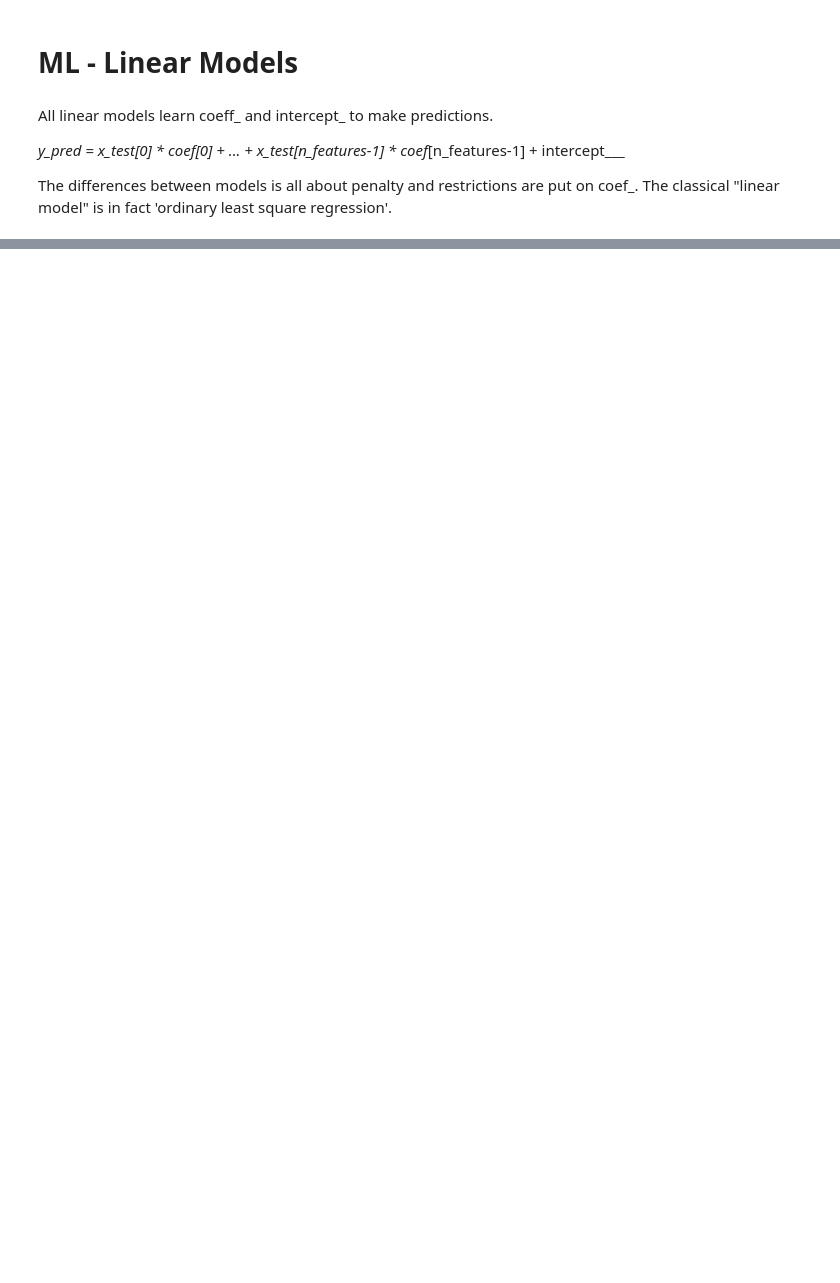
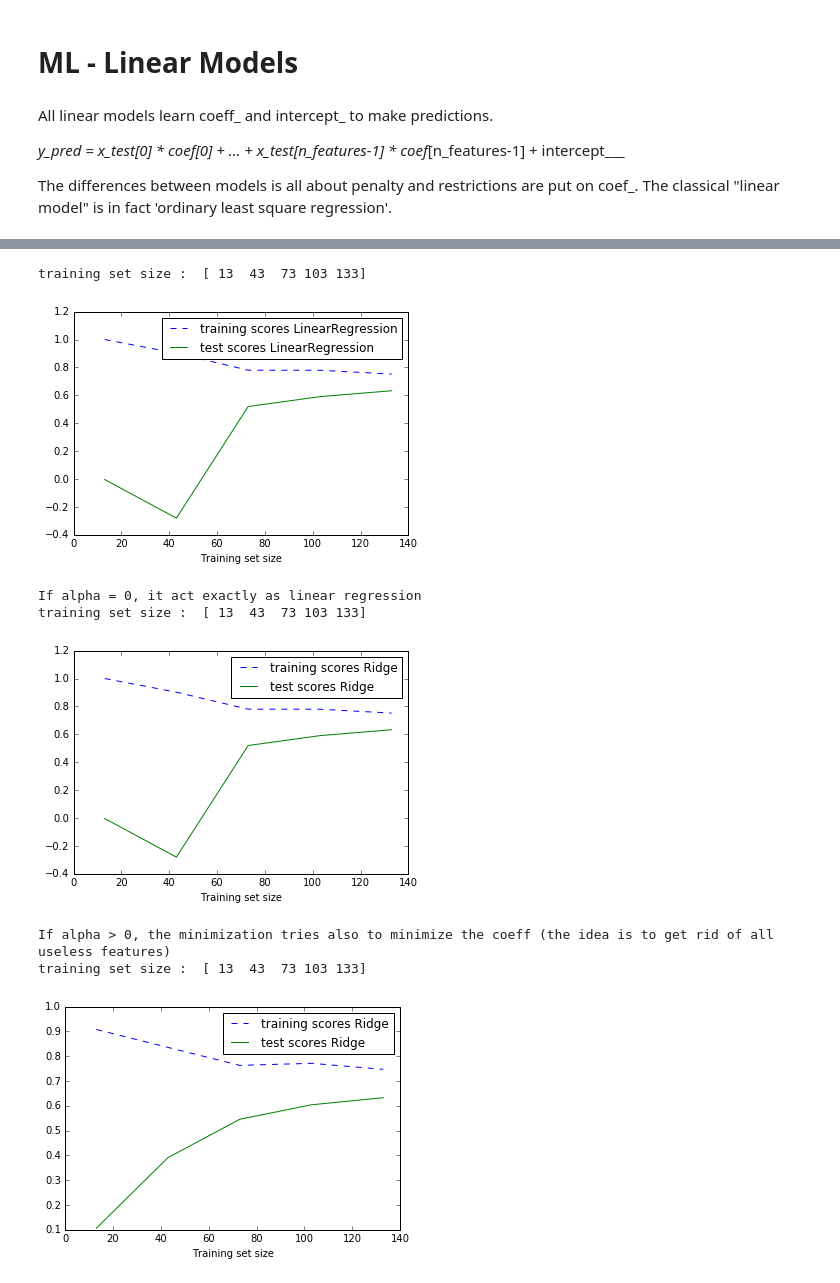
Before and after one commit to MrGreenRubato/notebooks, a Jupyter notebook: SciPy 2016 - Tutorial Part 13 - ML - Linear Models.ipynb, the cells around one changed output, grey strips where cells are left out. Drawn from its saved outputs; the diff is of its cells as text; code cells hidden in the pictures; blank space fills up the shorter version.

```diff
--- a/SciPy 2016 - Tutorial Part 13 - ML - Linear Models.ipynb
+++ b/SciPy 2016 - Tutorial Part 13 - ML - Linear Models.ipynb
@@ -29,0 +62,32 @@ X_train shape: (60, 30)
+# %%
+from sklearn.learning_curve import learning_curve
+from sklearn.linear_model import Ridge
+
+def plot_learning_curve(est, X, y):
+    training_set_size, train_scores, test_scores = learning_curve(est, X, y)
+    print('training set size : ', training_set_size)
+    estimator_name = est.__class__.__name__
+    line = plt.plot(training_set_size, train_scores.mean(axis=1), '--', label = 'training scores ' +  estimator_name)
+    plt.plot(training_set_size, test_scores.mean(axis=1), '-', label='test scores ' + estimator_name)
+    plt.xlabel('Training set size')
+    plt.legend(loc='best')
+    plt.ylim =(-0.1, 1.1)
+
+plt.figure()
+plot_learning_curve(LinearRegression(), X, y)
+plt.show()
+print('If alpha = 0, it act exactly as linear regression')
+plot_learning_curve(Ridge(alpha=0), X, y)
+plt.show()
+
+print('If alpha > 0, the minimization tries also to minimize the coeff (the idea is to get rid of all useless features)')
+plot_learning_curve(Ridge(alpha=10), X, y)
+# %% [output]
+training set size :  [ 13  43  73 103 133]
+[figure, added]
+If alpha = 0, it act exactly as linear regression
+training set size :  [ 13  43  73 103 133]
+[figure, added]
+If alpha > 0, the minimization tries also to minimize the coeff (the idea is to get rid of all useless features)
+training set size :  [ 13  43  73 103 133]
+[figure, added]
```
Also changed, not shown: parts of 9 cells of this notebook.
